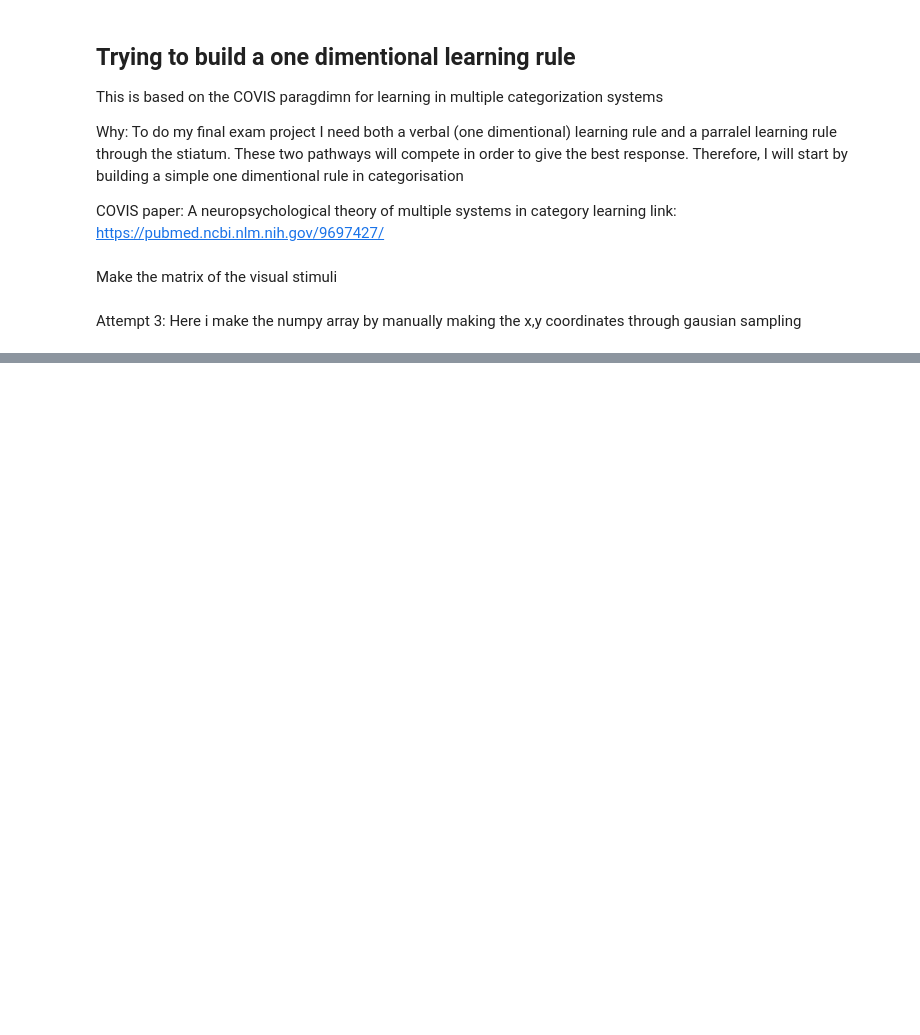
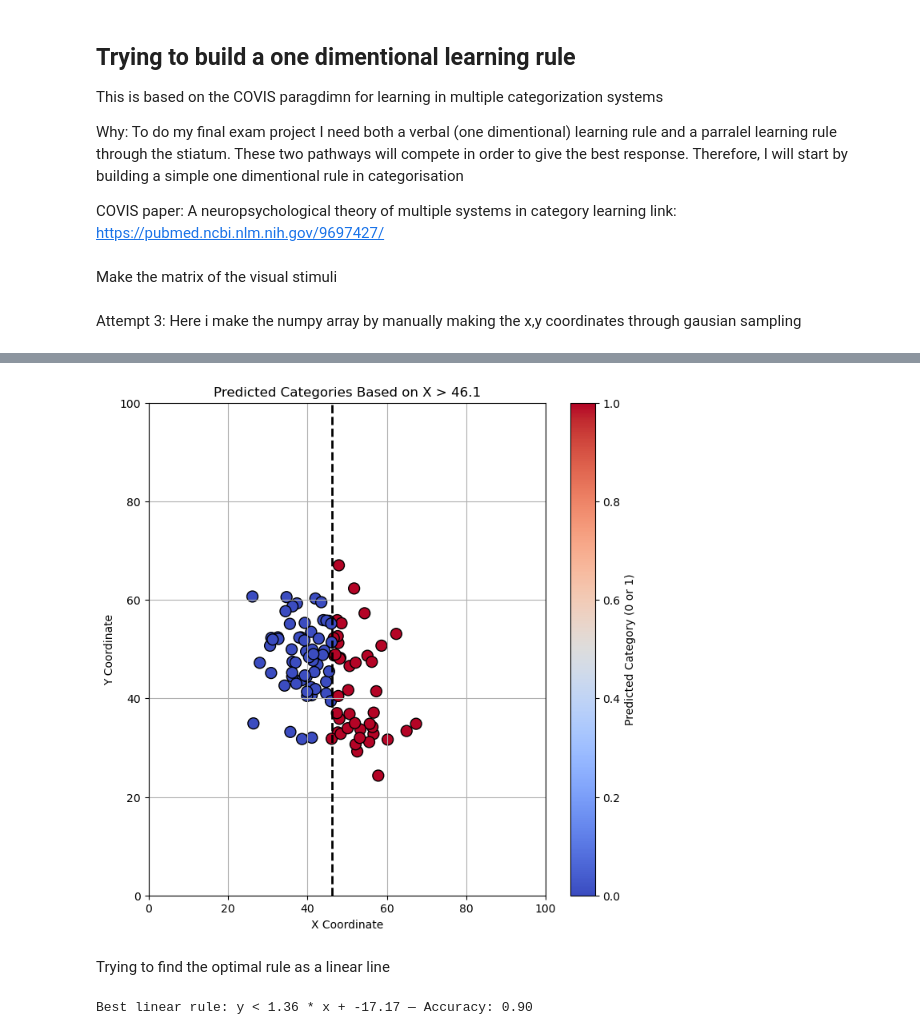
Before and after one commit to JSejrskild/CompNeuro-Exam, a Jupyter notebook: decisionrules/one_dimentional.ipynb, the cells around one changed output, grey strips where cells are left out. Saved outputs shown, nothing was run; the diff lists cells and outputs as text; code cells hidden in the pictures; blank space fills up the shorter version.

```diff
--- a/decisionrules/one_dimentional.ipynb
+++ b/decisionrules/one_dimentional.ipynb
@@ -76,0 +148,46 @@ Shape of the 4D array: (100, 3)
+# %%
+import matplotlib.pyplot as plt
+
+# Use best rule for x
+x_guesses = np.where(x_values > best_rule_x, 1, 0)
+
+# Plot: Color by predicted category (0 or 1)
+plt.figure(figsize=(8, 8))
+plt.scatter(x_values, y_values, c=x_guesses, cmap='coolwarm', edgecolors='k', s=100)
+plt.colorbar(label='Predicted Category (0 or 1)')
+plt.axvline(x=best_rule_x, color='black', linestyle='--', linewidth=2, label=f'x = {round(best_rule_x, 2)}')
+plt.xlim(0, 100)
+plt.ylim(0, 100)
+plt.xlabel('X Coordinate')
+plt.ylabel('Y Coordinate')
+plt.title(f'Predicted Categories Based on X > {round(best_rule_x, 2)}')
+plt.grid(True)
+plt.show()
+# %% [output]
+[figure, added]
+# %% [markdown]
+Trying to find the optimal rule as a linear line
+# %%
+import numpy as np
+
+best_a = None
+best_b = None
+best_accuracy = 0
+
+a_values = np.linspace(-5, 5, 100)     # Try slopes from -5 to 5
+b_values = np.linspace(-100, 100, 100) # Try intercepts from -100 to 100
+
+for a in a_values:
+    for b in b_values:
+        # Predict class 1 if point is *below* the line y < ax + b
+        guesses = np.where(y_values < a * x_values + b, 1, 0)
+        acc = np.mean(guesses == answer_values)
+
+        if acc > best_accuracy:
+            best_accuracy = acc
+            best_a = a
+            best_b = b
+
+print(f"Best linear rule: y < {best_a:.2f} * x + {best_b:.2f} — Accuracy: {best_accuracy:.2f}")
+# %% [output]
+Best linear rule: y < 1.36 * x + -17.17 — Accuracy: 0.90
```
Also changed, not shown: parts of 10 cells of this notebook, 2 other files.
